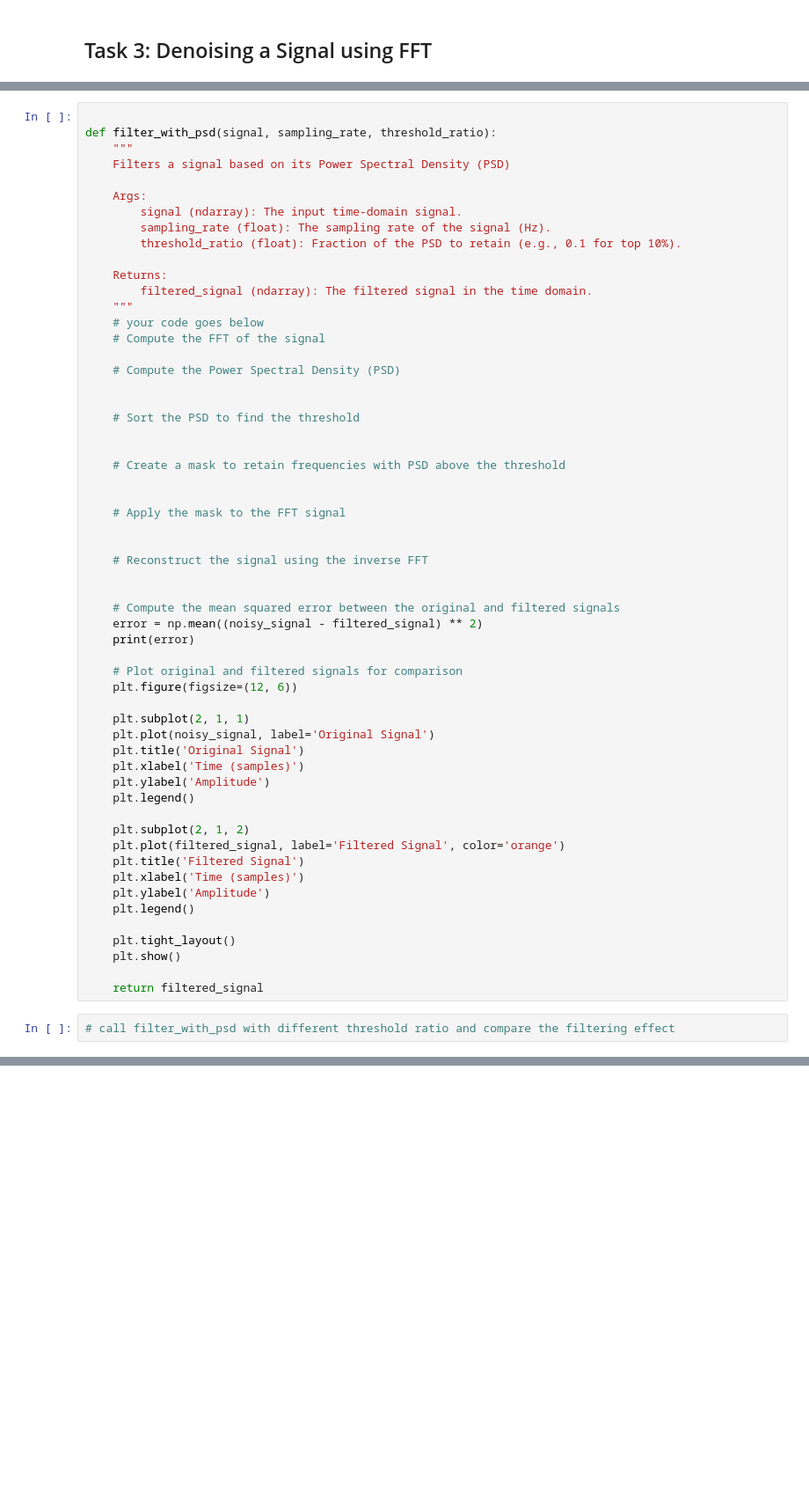
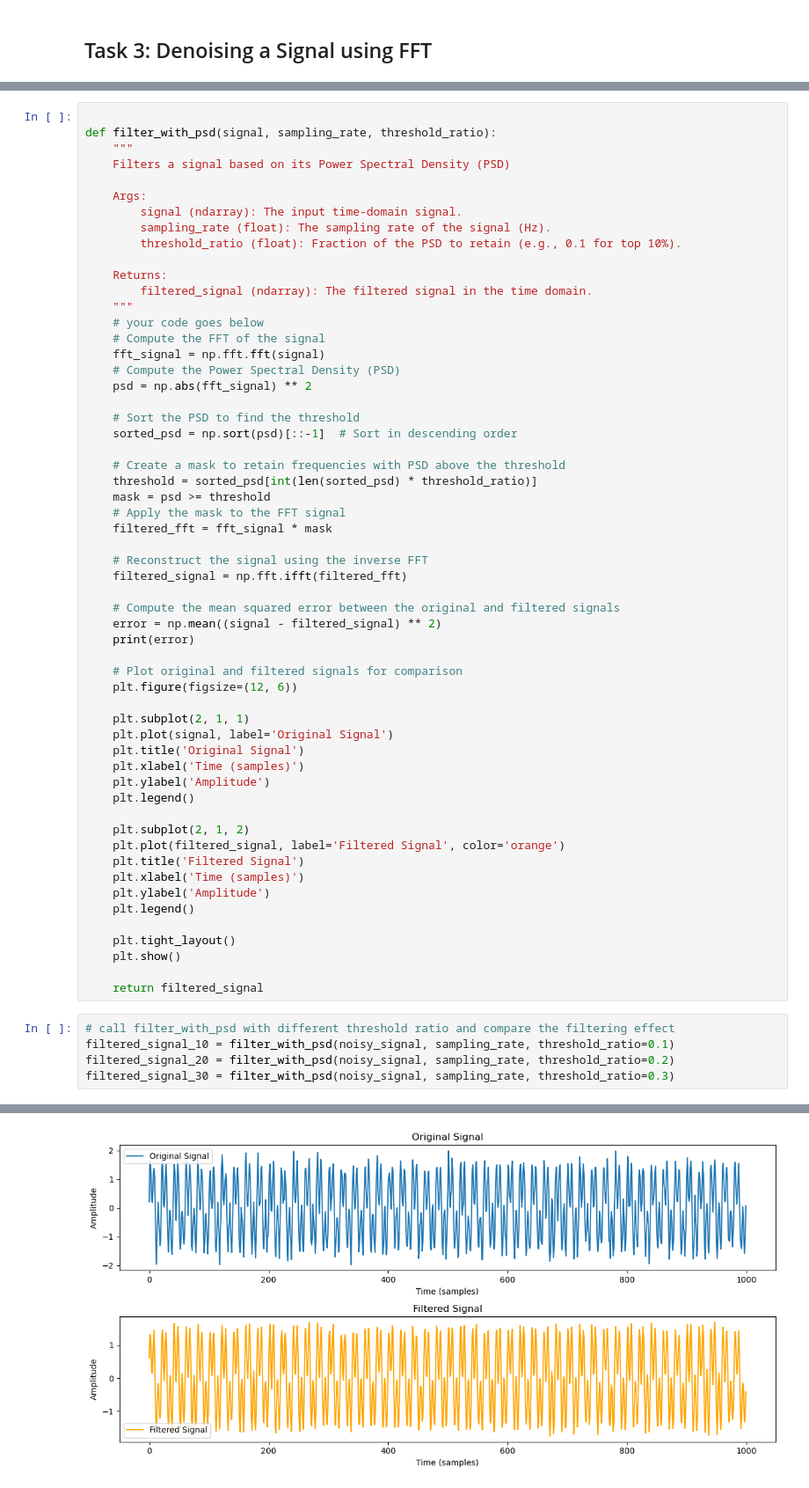
Before and after one commit to tonyechen/TECHIN_513, a Jupyter notebook: lab3/lab 3_starter_code.ipynb, the cells around one changed output, grey strips where cells are left out. Shown at 88% size. Saved outputs shown, nothing was run; the diff lists cells and outputs as text; blank space fills up the shorter version.

```diff
--- a/lab3/lab 3_starter_code.ipynb
+++ b/lab3/lab 3_starter_code.ipynb
@@ -229,31 +276,31 @@ def filter_with_psd(signal, sampling_rate, threshold_ratio):
     """
     # your code goes below
     # Compute the FFT of the signal
-
+    fft_signal = np.fft.fft(signal)
     # Compute the Power Spectral Density (PSD)
-
+    psd = np.abs(fft_signal) ** 2
 
     # Sort the PSD to find the threshold
-
+    sorted_psd = np.sort(psd)[::-1]  # Sort in descending order
 
     # Create a mask to retain frequencies with PSD above the threshold
-
-
+    threshold = sorted_psd[int(len(sorted_psd) * threshold_ratio)]
+    mask = psd >= threshold
     # Apply the mask to the FFT signal
-
+    filtered_fft = fft_signal * mask
 
     # Reconstruct the signal using the inverse FFT
-
+    filtered_signal = np.fft.ifft(filtered_fft)
 
     # Compute the mean squared error between the original and filtered signals
-    error = np.mean((noisy_signal - filtered_signal) ** 2)
+    error = np.mean((signal - filtered_signal) ** 2)
     print(error)
 
     # Plot original and filtered signals for comparison
     plt.figure(figsize=(12, 6))
 
     plt.subplot(2, 1, 1)
-    plt.plot(noisy_signal, label='Original Signal')
+    plt.plot(signal, label='Original Signal')
     plt.title('Original Signal')
     plt.xlabel('Time (samples)')
     plt.ylabel('Amplitude')
@@ -272,3 +319,7 @@ def filter_with_psd(signal, sampling_rate, threshold_ratio):
     return filtered_signal
 # %%
 # call filter_with_psd with different threshold ratio and compare the filtering effect
+filtered_signal_10 = filter_with_psd(noisy_signal, sampling_rate, threshold_ratio=0.1)
+filtered_signal_20 = filter_with_psd(noisy_signal, sampling_rate, threshold_ratio=0.2)
+filtered_signal_30 = filter_with_psd(noisy_signal, sampling_rate, threshold_ratio=0.3)
+# %% [output]
@@ -274,0 +327 @@ def filter_with_psd(signal, sampling_rate, threshold_ratio):
+[figure, added]
```
Also changed, not shown: parts of 11 cells of this notebook.
